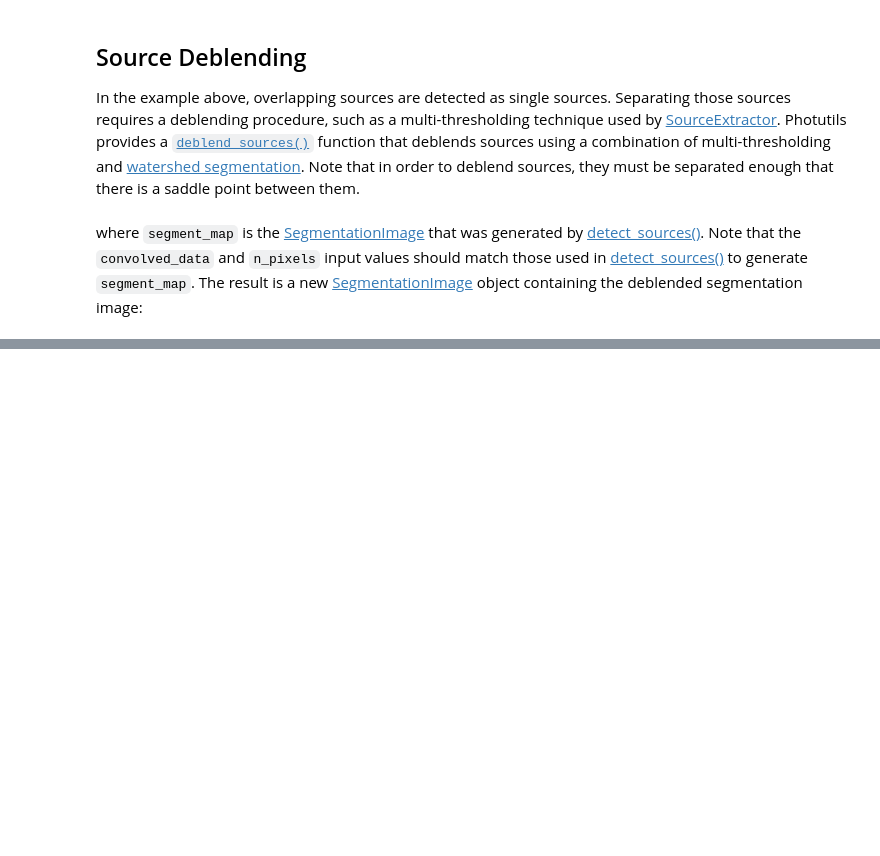
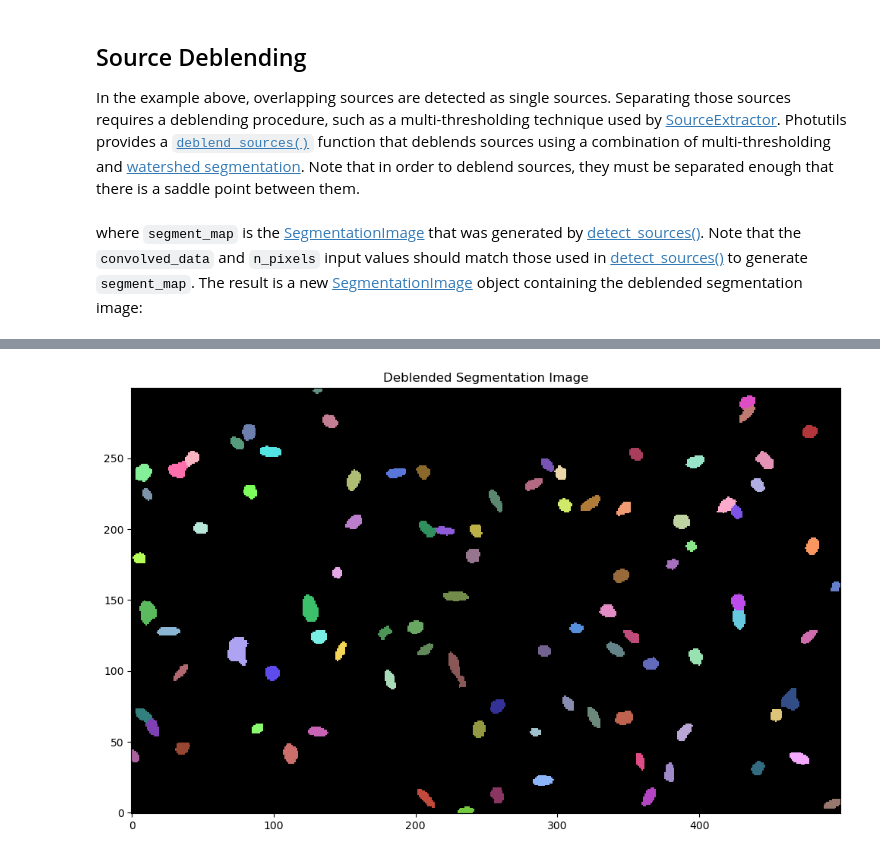
Before and after one commit to sh4rkNy/guide_photutils, a Jupyter notebook: 004imagesegmentation.ipynb, the cells around one changed output, grey strips where cells are left out. Saved outputs shown, nothing was run; the diff lists cells and outputs as text; code cells hidden in the pictures; blank space fills up the shorter version.

```diff
--- a/004imagesegmentation.ipynb
+++ b/004imagesegmentation.ipynb
@@ -73,0 +72,13 @@ SyntaxError: Expected one or more names after 'import' (2494350585.py, line 1)
+# %%
+n_pixels = 10
+segment_map = detect_sources(convolved_data, threshold, n_pixels=n_pixels)
+deblended_segment_map = deblend_sources(convolved_data, segment_map,
+                                        n_pixels=n_pixels,
+                                        progress_bar=False)
+
+fig, ax = plt.subplots(figsize=(10, 6.5))
+deblended_segment_map.imshow(ax=ax)
+ax.set_title('Deblended Segmentation Image')
+fig.tight_layout()
+# %% [output]
+[figure, added]
```
Also changed, not shown: parts of 16 cells of this notebook.
